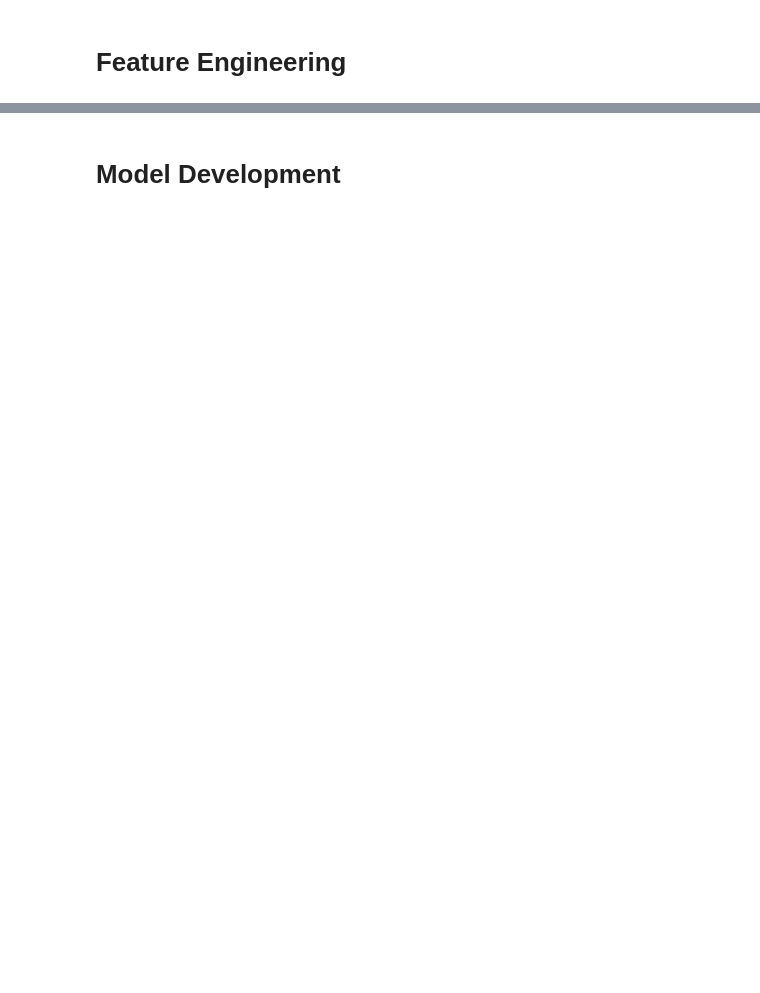
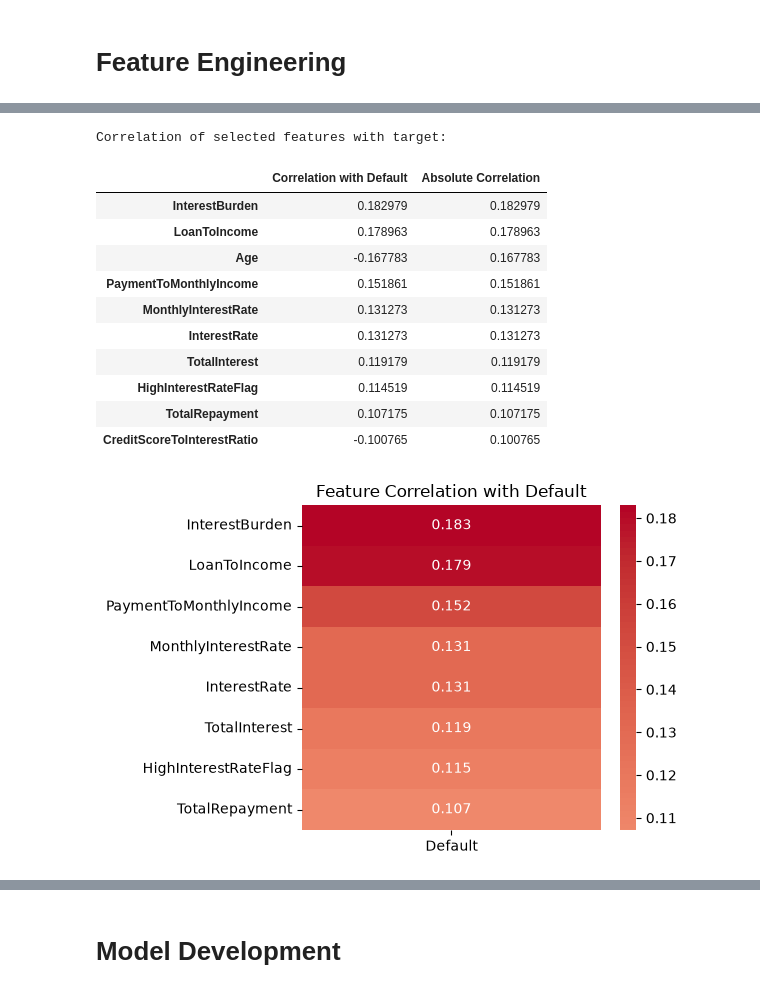
Before and after one commit to jdevs95/Credit-Risk-Prediction, a Jupyter notebook: credit_risk_prediction_prototype_v2.ipynb, the cells around one changed output, grey strips where cells are left out. Saved outputs shown, nothing was run; the diff lists cells and outputs as text; code cells hidden in the pictures; blank space fills up the shorter version.

```diff
--- a/credit_risk_prediction_prototype_v2.ipynb
+++ b/credit_risk_prediction_prototype_v2.ipynb
@@ -34,7 +52,7 @@ import pickle
 # %% [markdown]
 ## Dataset reading
 # %%
-file_path = r"C:\Users\Jorge Ferreira\Desktop\Credit Risk Prediction\Loan_default.csv"
+file_path = "Loan_default.csv"
 df = pd.read_csv(file_path)
 # %%
 selected_features = [
@@ -422,28 +590,45 @@ display(df_selected_corr.head())
 # %%
 # Correlation matrix for the chosen features + target
 # Uses `top_features` from previous cells (falls back to `selected_features` if needed)
 features_to_check = selected_corr_features
 
 corr_subset = df_engineered[features_to_check + [target]].corr(numeric_only=True)
 
 print("Correlation of selected features with target:")
+features_to_check = target_correlation.index[
+    target_correlation["Absolute Correlation"] >= 0.10
+].tolist()
+
 display(
-    corr_subset[[target]]
-    .drop(index=target)
-    .sort_values(by=target, key=np.abs, ascending=False)
+    target_correlation.loc[features_to_check]
+    .sort_values(by="Absolute Correlation", ascending=False)
 )
 
 plt.figure(figsize=(6, max(4, len(features_to_check) * 0.35)))
 sns.heatmap(
     corr_subset[[target]].drop(index=target),
     annot=True,
     fmt=".3f",
     cmap="coolwarm",
     center=0
 )
 plt.title(f"Feature Correlation with {target}")
 plt.tight_layout()
 plt.show()
+# %% [output]
+Correlation of selected features with target:
+|  | Correlation with Default | Absolute Correlation |
+| InterestBurden | 0.182979 | 0.182979 |
+| LoanToIncome | 0.178963 | 0.178963 |
+| Age | -0.167783 | 0.167783 |
+| PaymentToMonthlyIncome | 0.151861 | 0.151861 |
+| MonthlyInterestRate | 0.131273 | 0.131273 |
+| InterestRate | 0.131273 | 0.131273 |
+| TotalInterest | 0.119179 | 0.119179 |
+| HighInterestRateFlag | 0.114519 | 0.114519 |
+| TotalRepayment | 0.107175 | 0.107175 |
+| CreditScoreToInterestRatio | -0.100765 | 0.100765 |
+[figure, added]
 # %%
 selected_features = selected_corr_features
 df = df_engineered[selected_features + [target]].copy()
```
Also changed, not shown: parts of 23 cells of this notebook, 7 other files.
